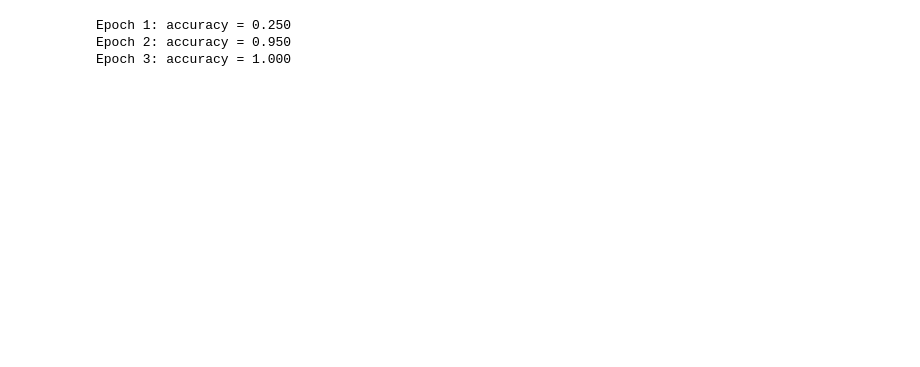
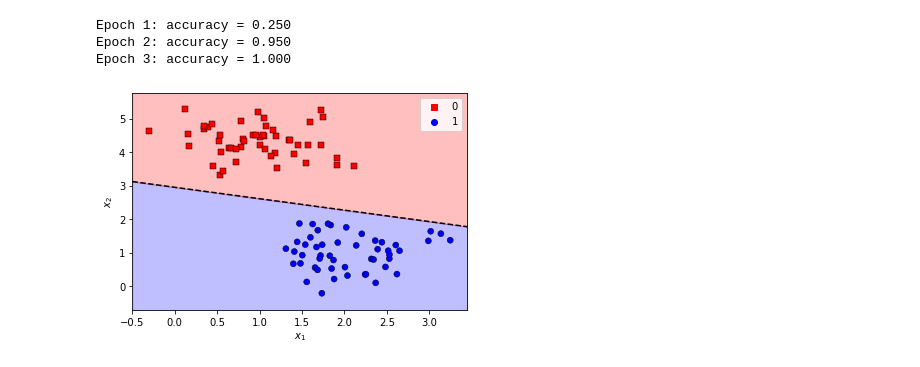
Before and after one commit to roiyeho/medium, a Jupyter notebook: perceptrons/Perceptron.ipynb, the cells around one changed output. Saved outputs shown, nothing was run; the diff lists cells and outputs as text; code cells hidden in the pictures; blank space fills up the shorter version.

```diff
--- a/perceptrons/Perceptron.ipynb
+++ b/perceptrons/Perceptron.ipynb
@@ -56,3 +59,35 @@ perceptron.fit(X, y)
 Epoch 1: accuracy = 0.250
 Epoch 2: accuracy = 0.950
 Epoch 3: accuracy = 1.000
+# %%
+def plot_decision_boundary(model, X, y):
+    # Retrieve the model parameters
+    bias = model.b
+    w1, w2 = model.w[0], model.w[1]
+
+    # Calculate the intercept and slope of the decision boundary
+    b = -bias / w2
+    m = -w1 / w2
+
+    x1 = X[:, 0]
+    x2 = X[:, 1]
+    x1_min, x1_max = x1.min() - 0.2, x1.max() + 0.2
+    x2_min, x2_max = x2.min() - 0.5, x2.max() + 0.5
+    x1_d = np.array([x1_min, x1_max])
+    x2_d = m * x1_d + b
+
+    plt.plot(x1_d, x2_d, 'k', ls='--')
+    plt.fill_between(x1_d, x2_d, x2_min, color='blue', alpha=0.25)
+    plt.fill_between(x1_d, x2_d, x2_max, color='red', alpha=0.25)
+    plt.xlim(x1_min, x1_max)
+    plt.ylim(x2_min, x2_max)
+
+    sns.scatterplot(x=x1, y=x2, hue=y, style=y, markers=('s', 'o'),
+                    palette=('r', 'b'), edgecolor='black')
+    plt.xlabel('$x_1$')
+    plt.ylabel('$x_2$')
+# %%
+plot_decision_boundary(perceptron, X, y)
+plt.savefig('figures/decision_boundaries.pdf')
+# %% [output]
+[figure, added]
```
Also changed, not shown: parts of 2 cells of this notebook, 2 other files.
